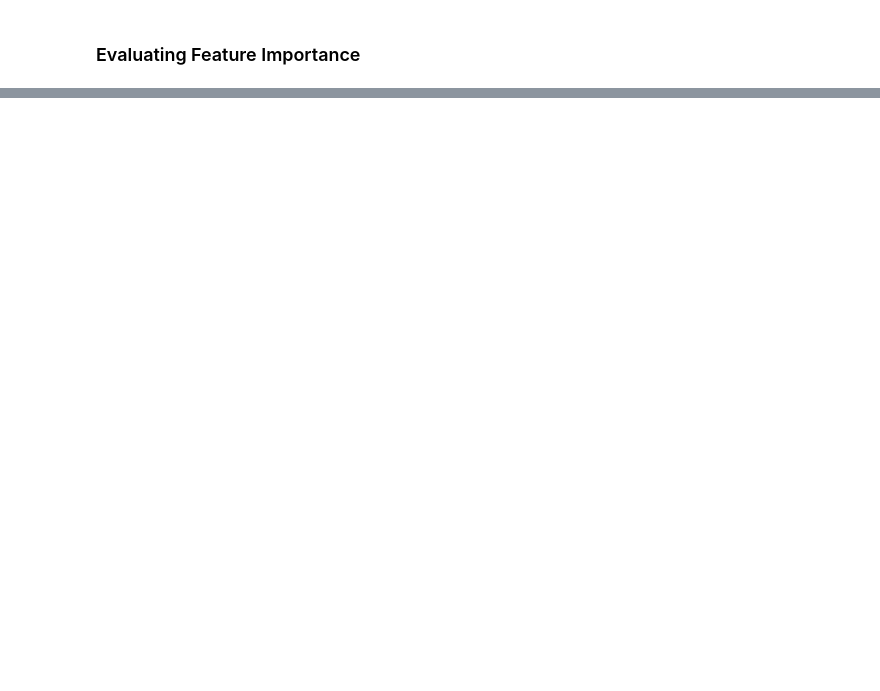
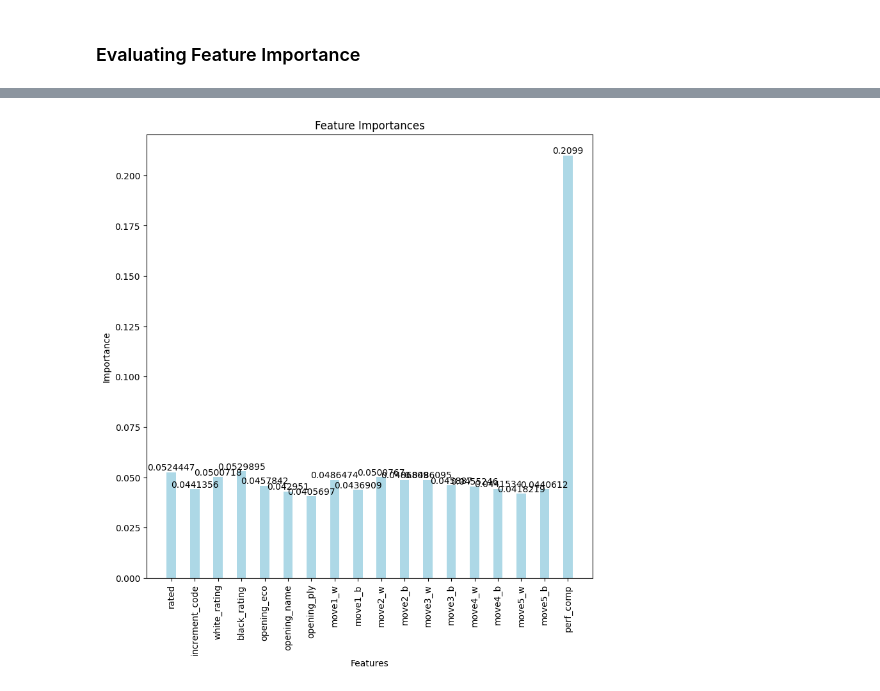
Before and after one commit to brysonbien/Chess-Opening-ML, a Jupyter notebook: final_report.ipynb, the cells around one changed output, grey strips where cells are left out. Drawn from its saved outputs; the diff is of its cells as text; code cells hidden in the pictures; blank space fills up the shorter version.

```diff
--- a/final_report.ipynb
+++ b/final_report.ipynb
@@ -624,0 +629,16 @@ plt.show()
+# %%
+importances = best_model.feature_importances_
+features = X_xg.columns.to_list()
+
+plt.figure(figsize=(9, 9))
+plt.title("Feature Importances")
+
+bar = plt.bar(features, importances, color ='lightblue', width = 0.4)
+
+plt.xlabel("Features")
+plt.ylabel("Importance")
+plt.bar_label(bar)
+plt.xticks(rotation=90)
+plt.show()
+# %% [output]
+[figure, added]
```
Also changed, not shown: parts of 29 cells of this notebook.
